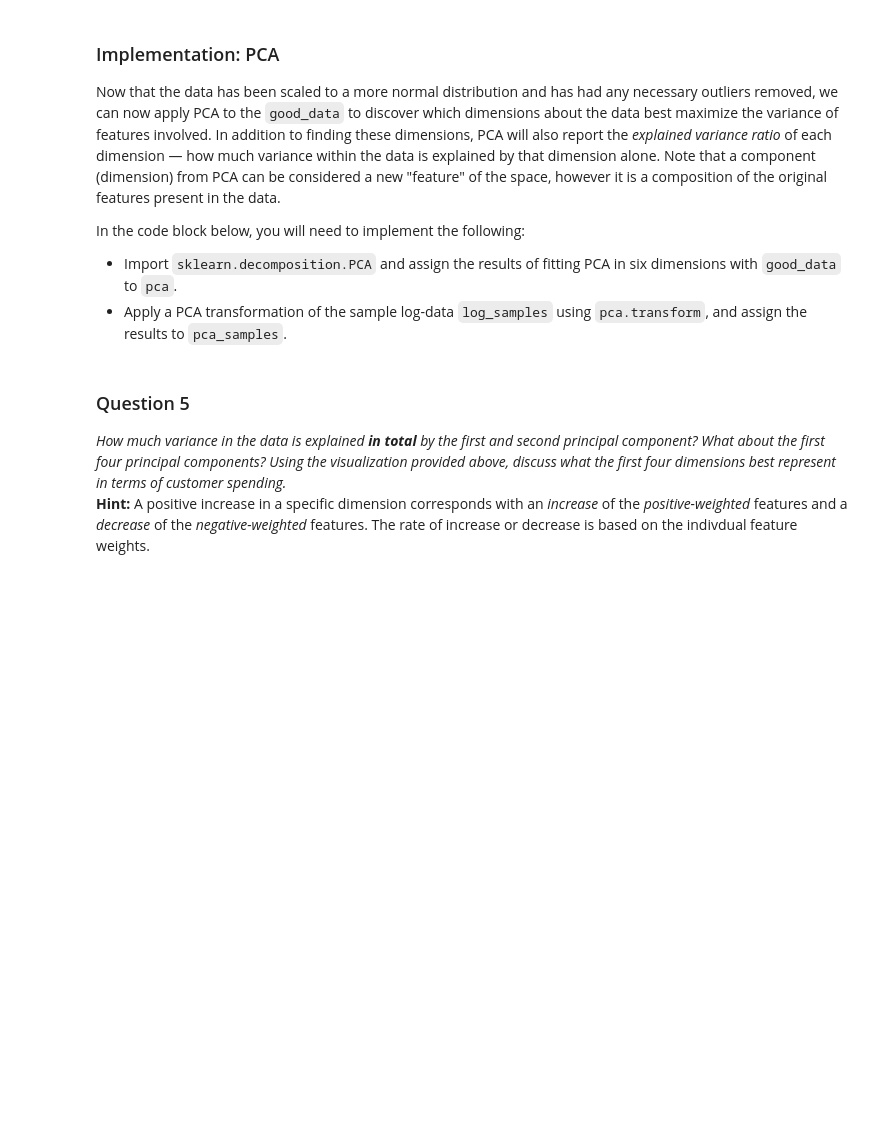
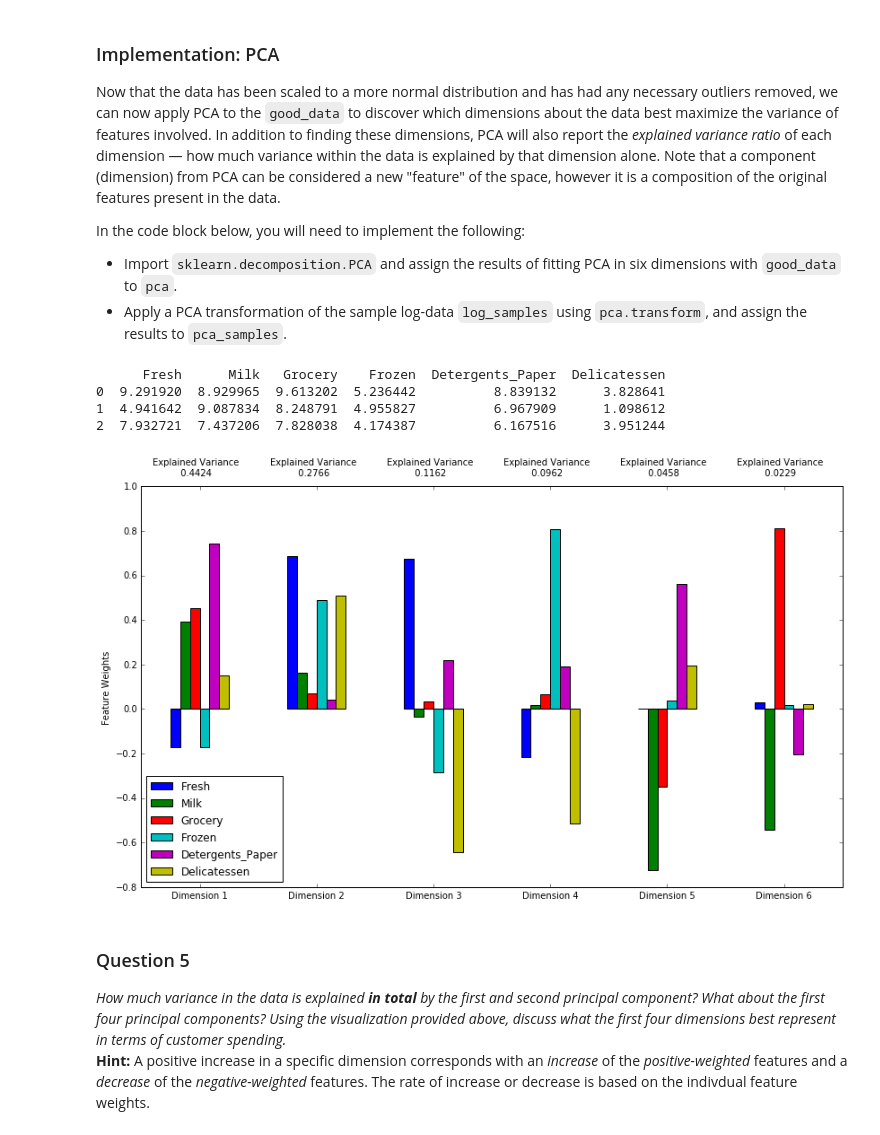
Before and after one commit to paul-o-alto/udacity-projects, a Jupyter notebook: machine-learning/customer_segments.ipynb, the cells around one changed output. Drawn from its saved outputs; the diff is of its cells as text; code cells hidden in the pictures; blank space fills up the shorter version.

```diff
--- a/machine-learning/customer_segments.ipynb
+++ b/machine-learning/customer_segments.ipynb
@@ -29,7 +29,8 @@ from IPython.display import display # Allows the use of display() for DataFrames
 # Load the wholesale customers dataset
 try:
     data = pd.read_csv("customers.csv")
-    data.drop(['Region', 'Channel'], axis = 1, inplace = True)
+    data.drop(['Region', 'Channel'
+              ], axis = 1, inplace = True)
     print "Wholesale customers dataset has {} samples with {} features each.".format(*data.shape)
 except:
     print "Dataset could not be loaded. Is the dataset missing?"
@@ -198,12 +200,13 @@ for feature in log_data.keys():
     display(outliers)
     print "Removing outliers for %s using index %s" % (feature, outliers.index)
     log_data.drop(outliers.index)
+    outliers = outliers.index
 
 # OPTIONAL: Select the indices for data points you wish to remove
 #outliers  = []
 
 # Remove the outliers, if any were specified DONE ABOVE
-#good_data = log_data.drop(log_data.index[outliers]).reset_index(drop = True)
+good_data = log_data #.drop(log_data.index[outliers]).reset_index(drop = True)
 # %% [output]
 Data points considered outliers for the feature 'Fresh':
 |  | Fresh | Milk | Grocery | Frozen | Detergents_Paper | Delicatessen |
@@ -293,13 +296,21 @@ In the code block below, you will need to implement the following:
  - Apply a PCA transformation of the sample log-data `log_samples` using `pca.transform`, and assign the results to `pca_samples`.
 # %%
 # TODO: Apply PCA to the good data with the same number of dimensions as features
-pca = None
+from sklearn.decomposition import RandomizedPCA, PCA
+pca = PCA(n_components=6, whiten=True).fit(good_data)
 
 # TODO: Apply a PCA transformation to the sample log-data
-pca_samples = None
+print log_samples
+pca_samples = pca.transform(log_samples)
 
 # Generate PCA results plot
 pca_results = rs.pca_results(good_data, pca)
+# %% [output]
+      Fresh      Milk   Grocery    Frozen  Detergents_Paper  Delicatessen
+0  9.291920  8.929965  9.613202  5.236442          8.839132      3.828641
+1  4.941642  9.087834  8.248791  4.955827          6.967909      1.098612
+2  7.932721  7.437206  7.828038  4.174387          6.167516      3.951244
+[figure, added]
 # %% [markdown]
 ### Question 5
 *How much variance in the data is explained* ***in total*** *by the first and second principal component? What about the first four principal components? Using the visualization provided above, discuss what the first four dimensions best represent in terms of customer spending.*
```
Also changed, not shown: parts of 27 cells of this notebook, 16 other files.
